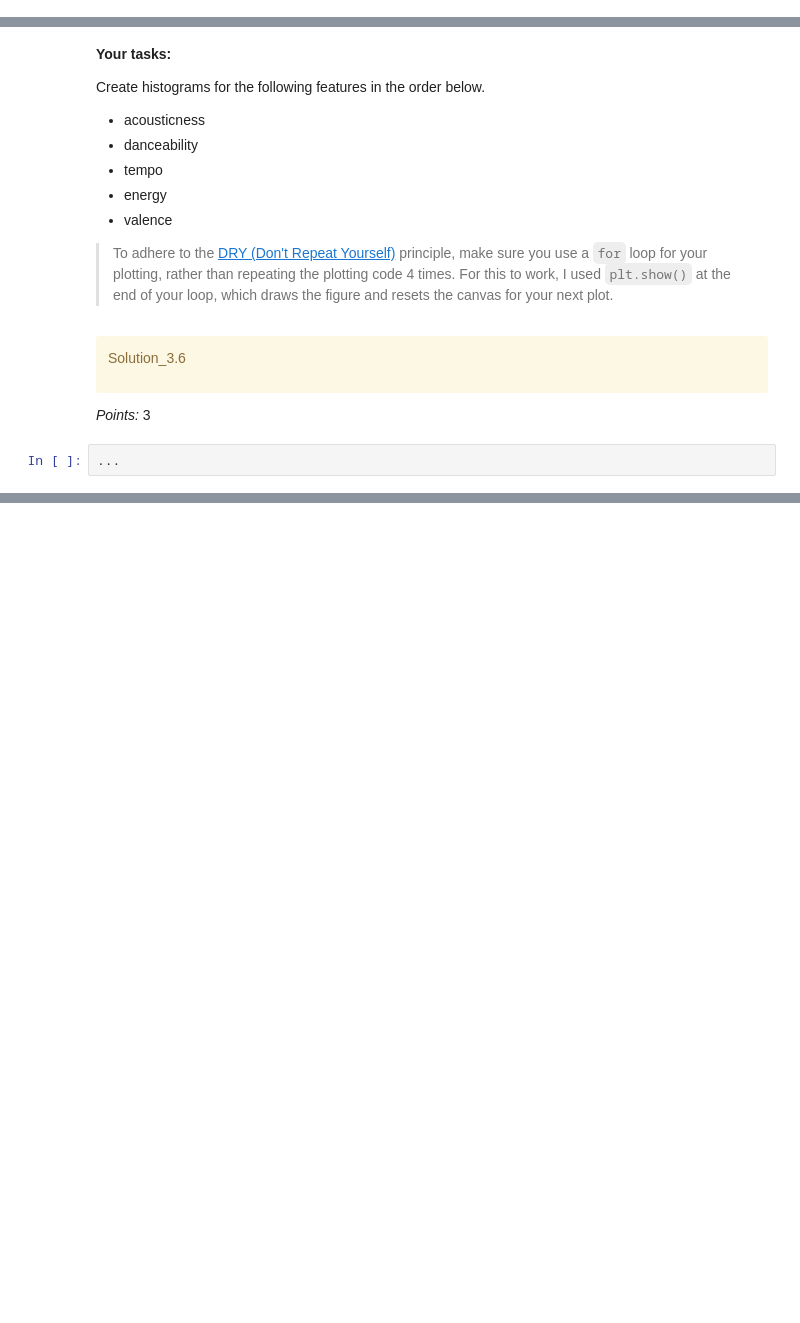
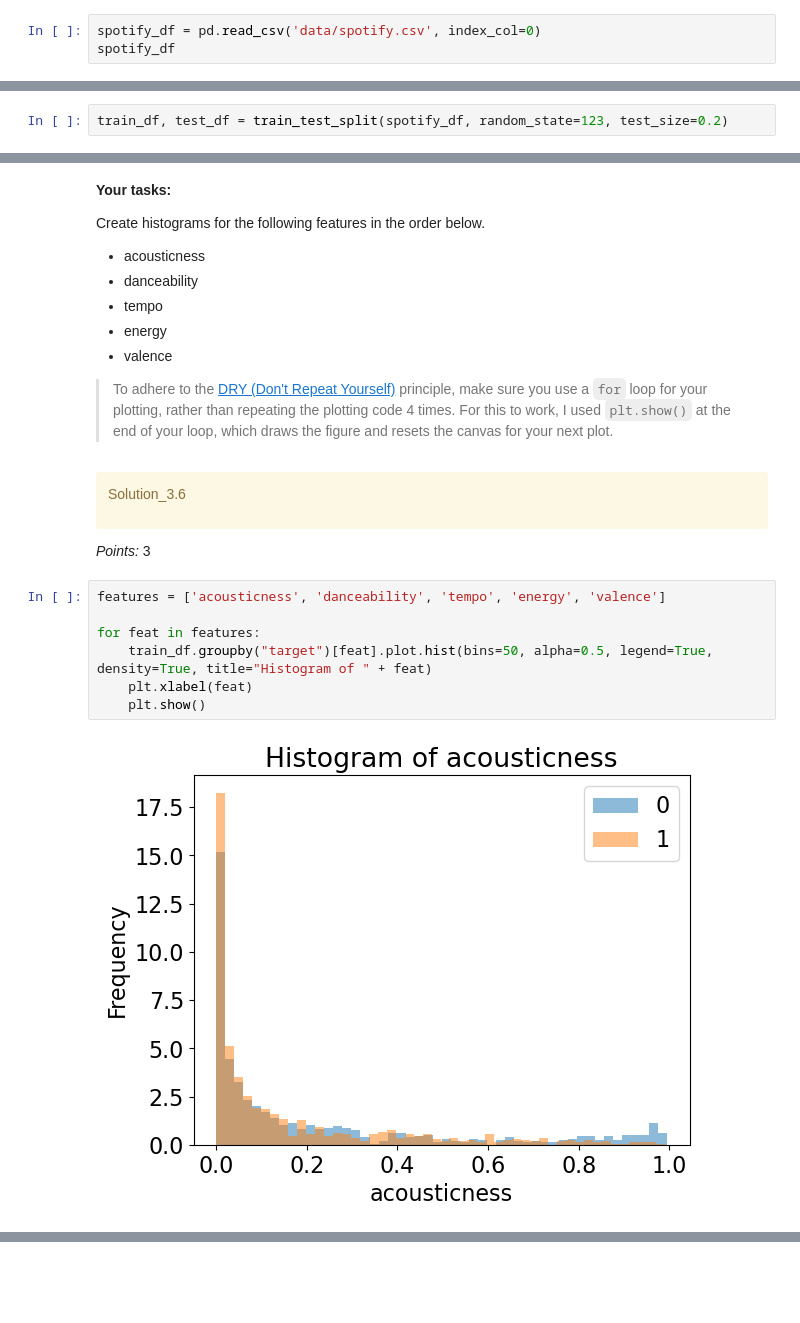
Before and after one commit to miketham24/cpsc330_hw2, a Jupyter notebook: hw2.ipynb, the cells around one changed output, grey strips where cells are left out. Drawn from its saved outputs; the diff is of its cells as text; blank space fills up the shorter version.

```diff
--- a/hw2.ipynb
+++ b/hw2.ipynb
@@ -453,0 +471,3 @@ spotify_df = None
+# %%
+spotify_df = pd.read_csv('data/spotify.csv', index_col=0)
+spotify_df
@@ -478,2 +509,4 @@ test_df = None
+# %%
+train_df, test_df = train_test_split(spotify_df, random_state=123, test_size=0.2)
 # %%
 grader.check("q3.2")
@@ -585,5 +641,12 @@ Solution_3.6
 </div>
 
 _Points:_ 3
-# %%
-...
+# %%
+features = ['acousticness', 'danceability', 'tempo', 'energy', 'valence']
+
+for feat in features:
+    train_df.groupby("target")[feat].plot.hist(bins=50, alpha=0.5, legend=True, density=True, title="Histogram of " + feat)
+    plt.xlabel(feat)
+    plt.show()
+# %% [output]
+[figure, added]
```
Also changed, not shown: parts of 63 cells of this notebook, 1 other file.
